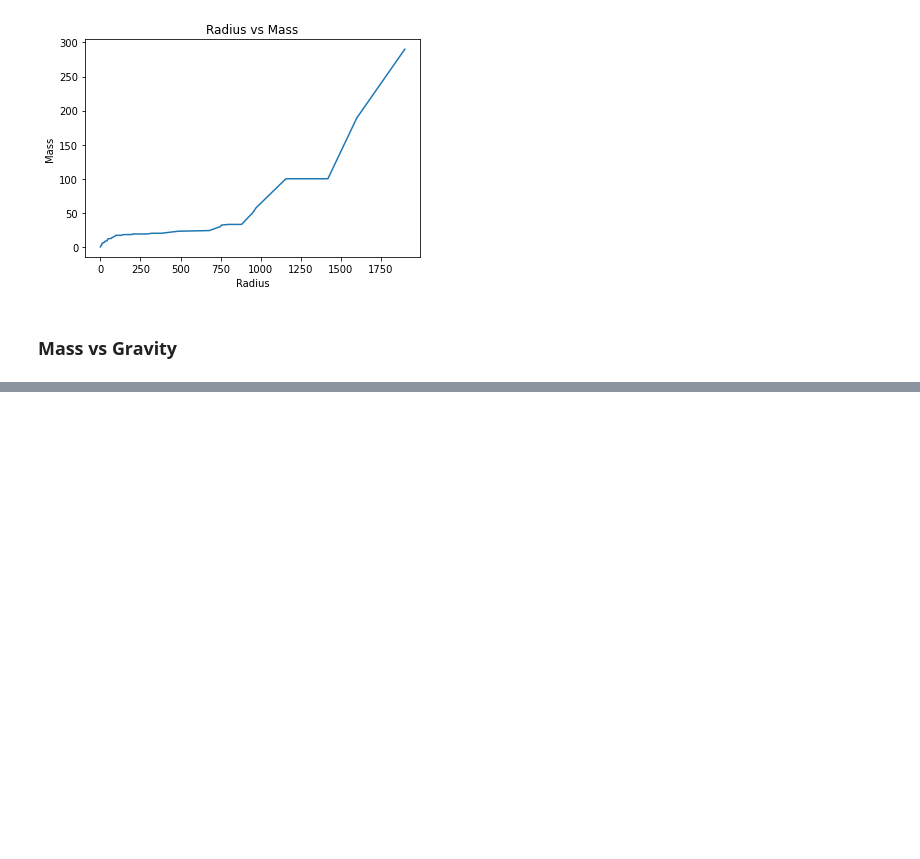
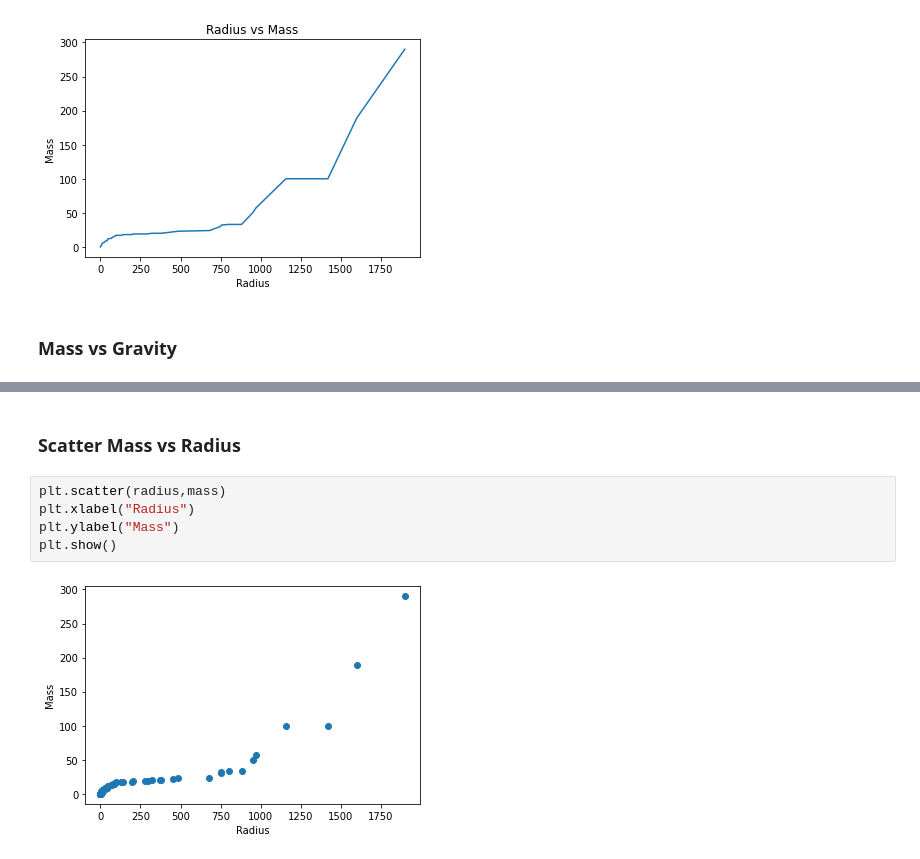
Before and after one commit to YamiAtem/Stars, a Jupyter notebook: notebook.ipynb, the cells around one changed output, grey strips where cells are left out. Cells and saved outputs as stored; diff of their text form; blank space fills up the shorter version.

```diff
--- a/notebook.ipynb
+++ b/notebook.ipynb
@@ -81,0 +84,9 @@ plt.show()
+# %% [markdown]
+### Scatter Mass vs Radius
+# %%
+plt.scatter(radius,mass)
+plt.xlabel("Radius")
+plt.ylabel("Mass")
+plt.show()
+# %% [output]
+[figure, added]
```
Also changed, not shown: parts of 1 cell of this notebook.
